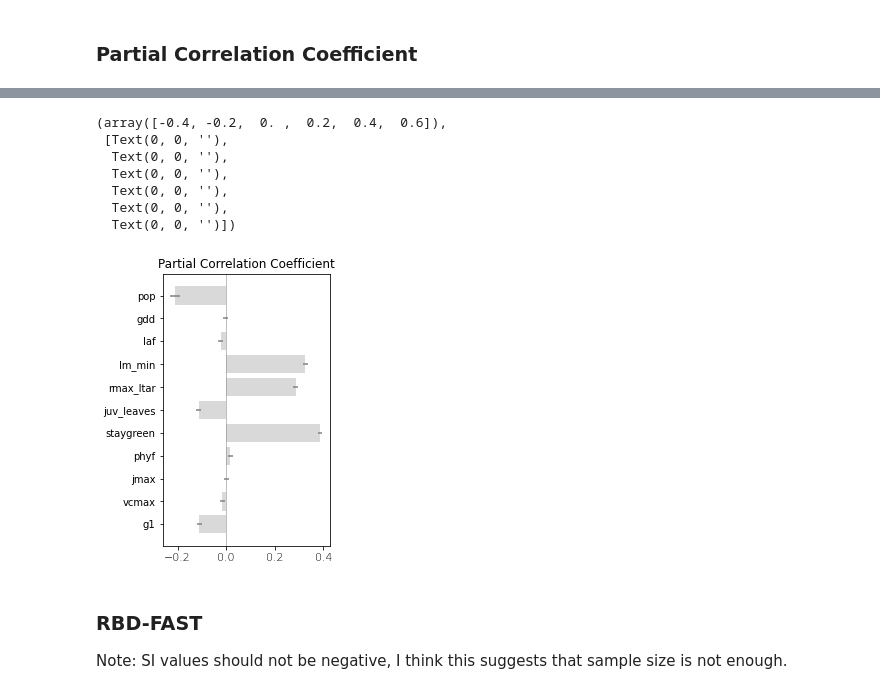
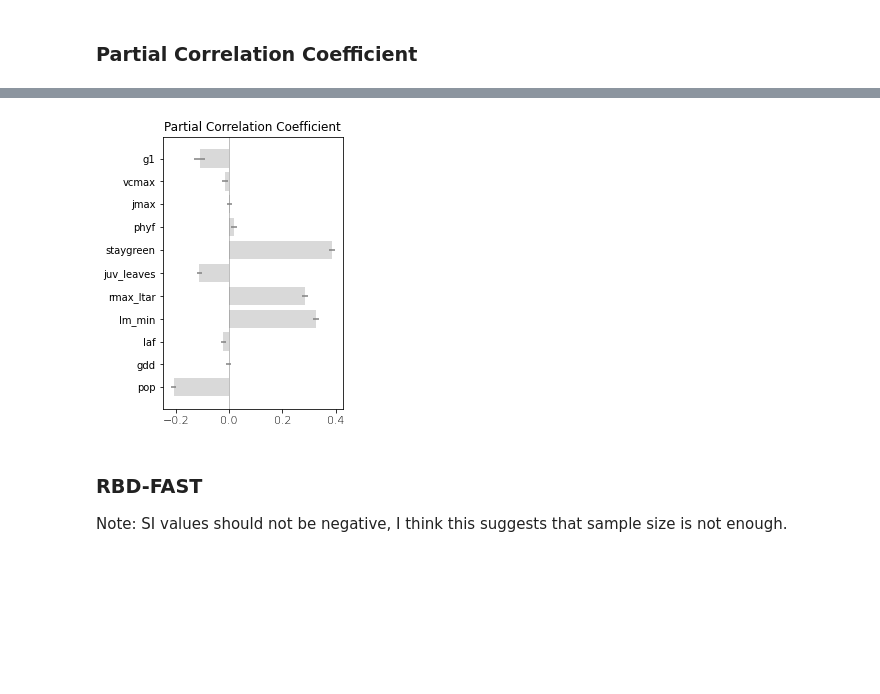
Before and after one commit to jennhsiao/upscale, a Jupyter notebook: notebooks/analys_sa.ipynb, the cells around one changed output, grey strips where cells are left out. Drawn from its saved outputs; the diff is of its cells as text; code cells hidden in the pictures; blank space fills up the shorter version.

```diff
--- a/notebooks/analys_sa.ipynb
+++ b/notebooks/analys_sa.ipynb
@@ -122,39 +116,36 @@ plt.xticks(rotation=90, fontsize=11, weight='light')
 # %%
 params_list = list(df_params.columns[:-1])
 rs = []
 ps = []
 cis = []
 
 for item in np.arange(11):
     param = params_list[item]
     select = list(np.arange(11))
     select.remove(item)
     params_sub = [params_list[item] for item in select]
     pcc = pg.partial_corr(df_all, x=param, y='dm_ear',
                           x_covar=params_sub)
     rs.append(pcc['r']['pearson'])
     ps.append(pcc['p-val']['pearson'])
     cis.append(pcc['CI95%']['pearson'])
 
 errs = [np.round(np.abs(cis[item][0] - cis[item][1]),2) for item in np.arange(len(cis))]
 
-fig = plt.figure(figsize=(3,5))
+fig = plt.figure(figsize=(5,5))
 ax = fig.add_subplot(1,1,1)
-ax.barh(params_list, rs, color='#d9d9d9',
+ax.barh(list(reversed(params_list)),
+        list(reversed(rs)), color='#d9d9d9',
        xerr=errs, ecolor='grey')
 ax.set_title('Partial Correlation Coefficient')
 
 plt.axvline(x=0, color='grey', linewidth=0.5)
 plt.xticks(fontsize=11, weight='light')
+fig.subplots_adjust(left=0.3, right=0.8)
+
+#plt.savefig('/home/disk/eos8/ach315/upscale/figs/pcc_vertical.png', format='png', dpi=800)
 # %% [output]
-(array([-0.4, -0.2,  0. ,  0.2,  0.4,  0.6]),
- [Text(0, 0, ''),
-  Text(0, 0, ''),
-  Text(0, 0, ''),
-  Text(0, 0, ''),
-  Text(0, 0, ''),
-  Text(0, 0, '')])
-[figure, old version]
+[figure, new version]
 # %% [markdown]
 ### RBD-FAST
 Note: SI values should not be negative, I think this suggests that sample size is not enough.
```
Also changed, not shown: parts of 7 cells of this notebook, 5 other files.
